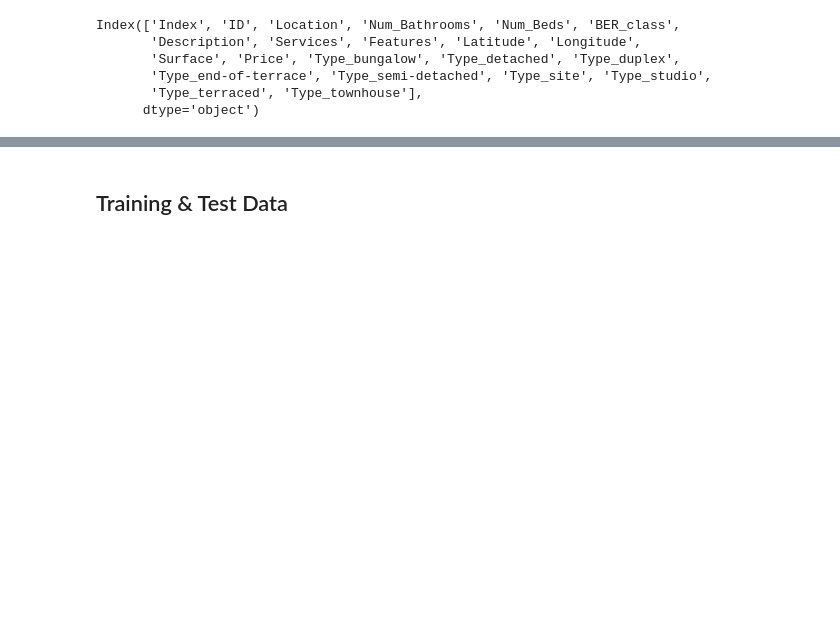
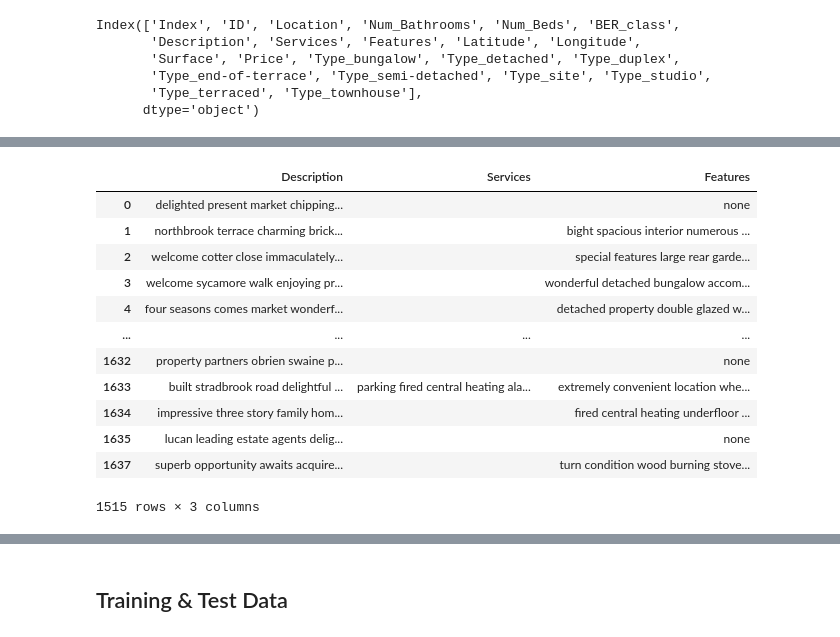
Before and after one commit to barrytl/ET5003_SEM1_2021-2, a Jupyter notebook: Week-5/ET5003_KaggleCompetition.ipynb, the cells around one changed output, grey strips where cells are left out. Cells and saved outputs as stored; diff of their text form; code cells hidden in the pictures; blank space fills up the shorter version.

```diff
--- a/Week-5/ET5003_KaggleCompetition.ipynb
+++ b/Week-5/ET5003_KaggleCompetition.ipynb
@@ -74,6 +76,9 @@ import re
 # Natural Language Toolkit
 # https://www.nltk.org/install.html
 import nltk
+from nltk.corpus import stopwords
+nltk.download('stopwords')
+swords = stopwords.words('english')
 
 # Stemming maps different forms of the same word to a common “stem”
 # https://pypi.org/project/snowballstemmer/
@@ -363,0 +352,3 @@ df_train.head()
+# %%
+df_train_text =df_train[["Description","Services", "Features"]]
+df_train_text.head()
@@ -363,0 +362,3 @@ df_train.head()
+# %%
+# I will replace all NaN with an empty string to make it the data easier to process
+df_train_text.replace(np.nan, "", inplace=True)
@@ -363,0 +367,48 @@ df_train.head()
+# %%
+def nlp_tasks(data, min_chars = 3):
+  """
+  Function performing all the NLP pre-processing tasks to a Pandas DataFrame
+  """
+  for col in data.columns:
+    text_list = data[col].tolist()
+    text_df = pd.DataFrame({col : text_list})
+
+    # removing everything except letters
+    text_df[col] = text_df[col].str.replace("[^a-zA-Z#]", " ")
+
+    # removing short words, this is user defined by the variable min_chars
+    text_df[col] = text_df[col].apply(lambda x: ' '.join([w for w in x.split() if len(w)>min_chars]))
+
+    # make all text lowercase
+    text_df[col] = text_df[col].apply(lambda x: x.lower())
+
+    # tokenization
+    tokenized_doc = text_df[col].apply(lambda x: x.split())
+    # remove stop-words
+    tokenized_doc = tokenized_doc.apply(lambda x: [item for item in x if item not in swords])
+
+    # de-tokenization
+    detokenized_doc = []
+    for i in range(len(text_df)):
+      t = ' '.join(tokenized_doc[i])
+      detokenized_doc.append(t)
+
+    data[col] = detokenized_doc
+
+  return data
+# %%
+nlp_tasks(df_train_text)
+# %% [output]
+|  | Description | Services | Features |
+| 0 | delighted present market chipping... |  | none |
+| 1 | northbrook terrace charming brick... |  | bight spacious interior numerous ... |
+| 2 | welcome cotter close immaculately... |  | special features large rear garde... |
+| 3 | welcome sycamore walk enjoying pr... |  | wonderful detached bungalow accom... |
+| 4 | four seasons comes market wonderf... |  | detached property double glazed w... |
+| ... | ... | ... | ... |
+| 1632 | property partners obrien swaine p... |  | none |
+| 1633 | built stradbrook road delightful ... | parking fired central heating ala... | extremely convenient location whe... |
+| 1634 | impressive three story family hom... |  | fired central heating underfloor ... |
+| 1635 | lucan leading estate agents delig... |  | none |
+| 1637 | superb opportunity awaits acquire... |  | turn condition wood burning stove... |
+1515 rows × 3 columns
```
Also changed, not shown: parts of 11 cells of this notebook.
